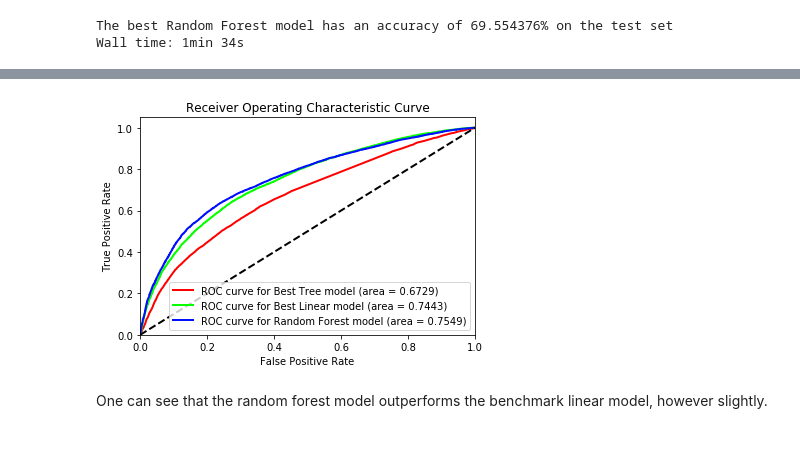
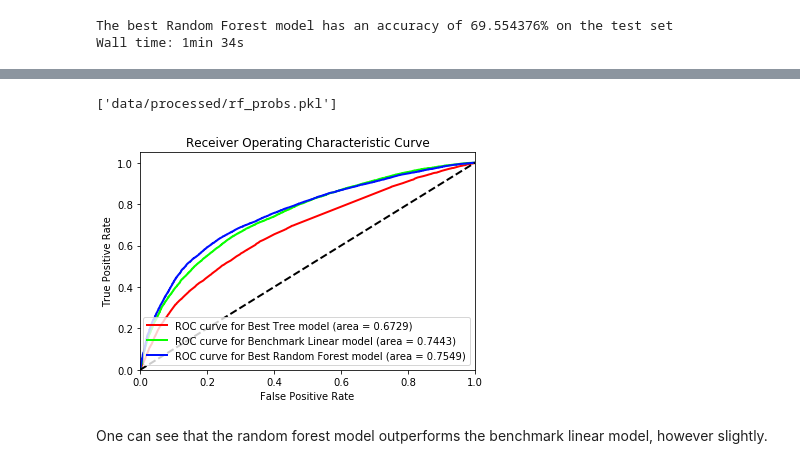
Before and after one commit to rossbm/udacity-ml-capstone, a Jupyter notebook: notebooks/3 - Decision Trees.ipynb, the cells around one changed output, grey strips where cells are left out. Cells and saved outputs as stored; diff of their text form; code cells hidden in the pictures.

```diff
--- a/notebooks/3 - Decision Trees.ipynb
+++ b/notebooks/3 - Decision Trees.ipynb
@@ -61,9 +59,9 @@ except FileNotFoundError:
 # %% [markdown]
 Load the benchmark linear model and complain if it is not available.
 # %%
-#Load benchmark linear model
+#load benchmark predictions on test
 try:
-    lin_mdl = joblib.load('models/best_linear.pkl')
+    lin_probs = joblib.load("data/processed/linear_probs.pkl")
 except FileNotFoundError:
     #if file not present, complain
     print("Benchmark linear not found, maybe you should run Notebook 2?")
@@ -417,12 +422,17 @@ KeyboardInterrupt:
+# %%
+#get test preds and save them for later use...
+rf_probs = rf_log2.predict_proba(features["test"])[:,1]
+joblib.dump(rf_probs, "data/processed/rf_probs.pkl")
+# %% [output]
+['data/processed/rf_probs.pkl']
 # %%
 #AUC
-rf_probs = rf_log2.predict_proba(features["test"])[:,1]
 evaluation.roc_plot(test.funny,
                     [dt_best_preds, lin_probs, rf_probs],
-                    ["Best Tree", "Best Linear", "Best Random Forest"],
+                    ["Best Tree", "Benchmark Linear", "Best Random Forest"],
                     'reports/figures/ROC_rf.svg')
 # %% [output]
-[figure, old version]
+[figure, new version]
 # %% [markdown]
 One can see that the random forest model outperforms the benchmark linear model, however slightly.
 # %%
```
Also changed, not shown: parts of 6 cells of this notebook, 21 other files.
